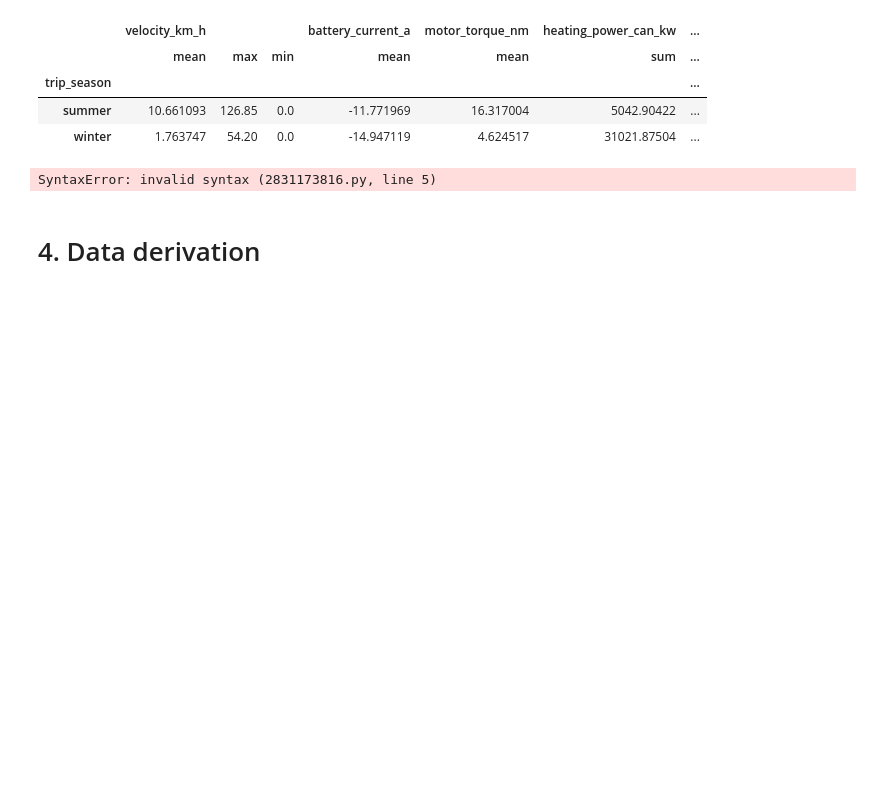
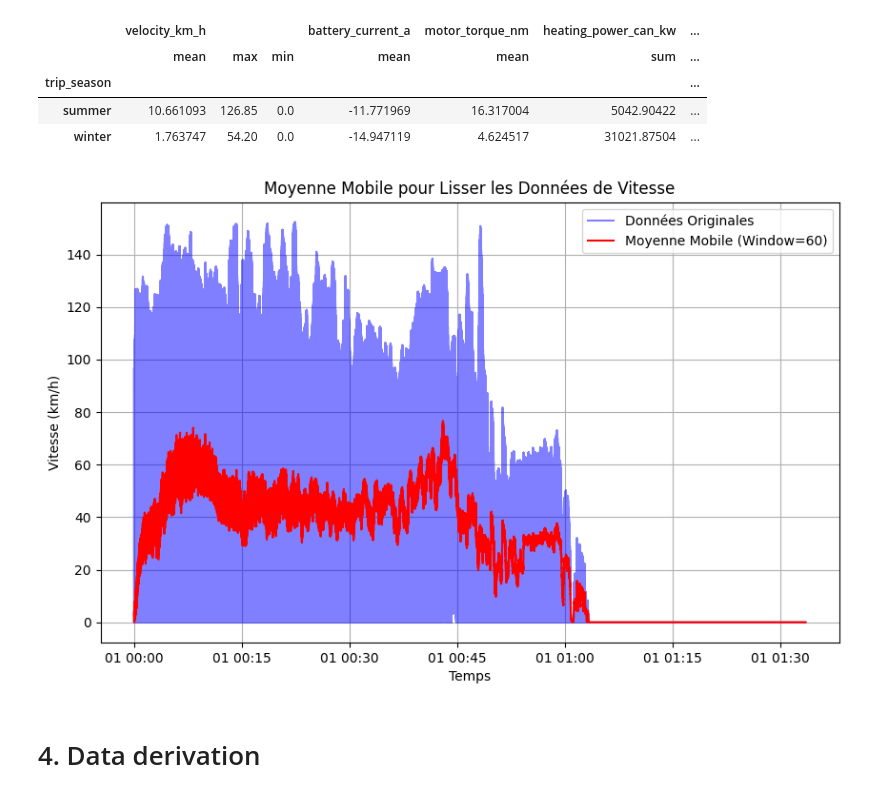
Before and after one commit to nathanboschi25/S4_DataViz_Project, a Jupyter notebook: Project.ipynb, the cells around one changed output. Cells and saved outputs as stored; diff of their text form; code cells hidden in the pictures; blank space fills up the shorter version.

```diff
--- a/Project.ipynb
+++ b/Project.ipynb
@@ -532,27 +531,27 @@ trip_start_values.agg({
 # %%
 # Convertir la colonne 'time_s' en un objet de date/heure
 df['time_s'] = pd.to_datetime(df['time_s'], unit='s')
 
 # Trier les données chronologiquement par rapport au temps
-df_sorted = df[df['trip_id'] == "A01"]sort_values(by='time_s')
+df_sorted = df.sort_values(by='time_s')
 
 # Définir une fenêtre de moyenne mobile
-window = 10  # Vous pouvez ajuster la taille de la fenêtre selon vos besoins
+window = 60
 
 # Calculer la moyenne mobile sur la colonne 'velocity_km_h' pour lisser les données
 rolling_average_velocity = df_sorted['velocity_km_h'].rolling(window=window).mean()
 
 # Plot des données originales et des données lissées
 plt.figure(figsize=(10, 6))
 plt.plot(df_sorted['time_s'], df_sorted['velocity_km_h'], label='Données Originales', color='blue', alpha=0.5)
 plt.plot(df_sorted['time_s'], rolling_average_velocity, label=f'Moyenne Mobile (Window={window})', color='red')
 plt.xlabel('Temps')
 plt.ylabel('Vitesse (km/h)')
 plt.title('Moyenne Mobile pour Lisser les Données de Vitesse')
 plt.legend()
 plt.grid(True)
 plt.show()
 # %% [output]
-SyntaxError: invalid syntax (2831173816.py, line 5)
+[figure, added]
 # %% [markdown]
 # 4. Data derivation
```
Also changed, not shown: parts of 3 cells of this notebook.
